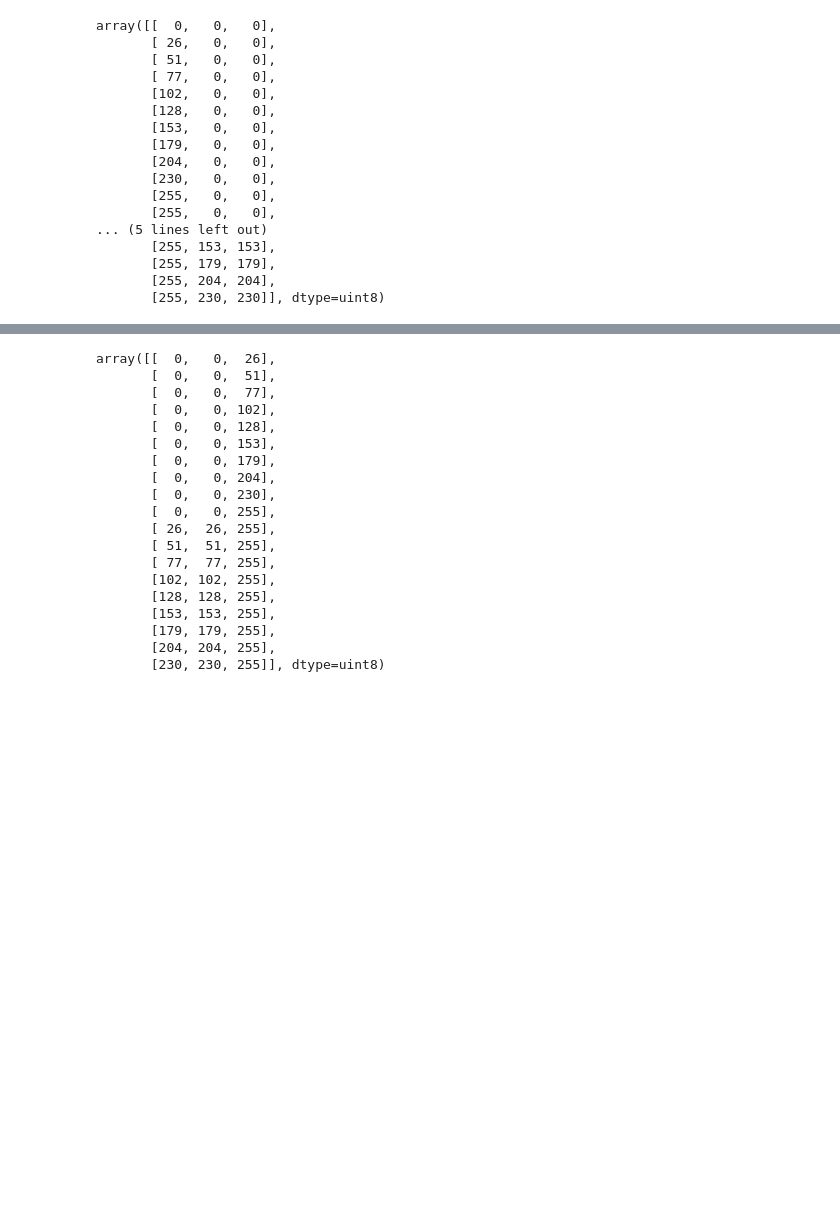
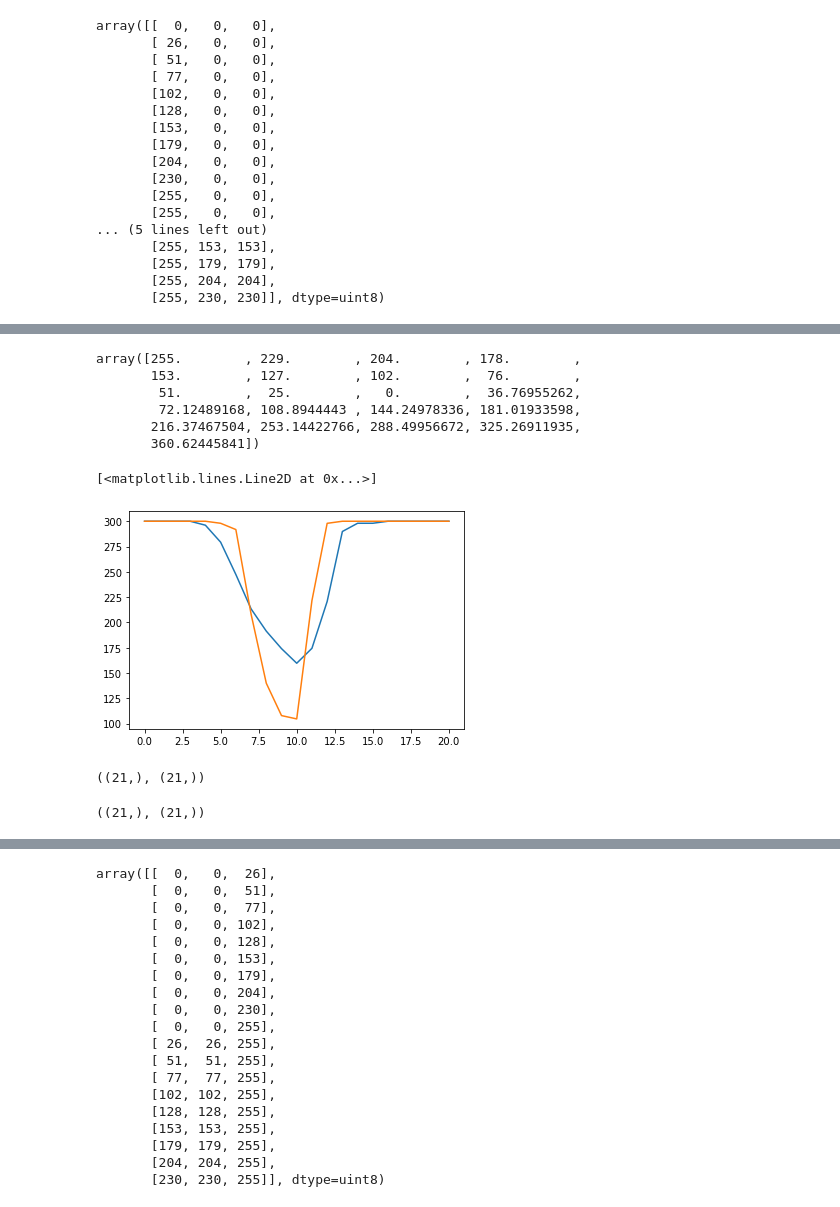
Before and after one commit to huber2/msc_project, a Jupyter notebook: analysis/test.ipynb, the cells around one changed output, grey strips where cells are left out. Cells and saved outputs as stored; diff of their text form; code cells hidden in the pictures; blank space fills up the shorter version.

```diff
--- a/analysis/test.ipynb
+++ b/analysis/test.ipynb
@@ -169,0 +214,30 @@ sucess_results
+# %%
+x = np.linalg.norm(naug["target_colors"] - np.array([0, 0, 255]), axis=1)
+x
+# %% [output]
+array([255.        , 229.        , 204.        , 178.        ,
+       153.        , 127.        , 102.        ,  76.        ,
+        51.        ,  25.        ,   0.        ,  36.76955262,
+        72.12489168, 108.8944443 , 144.24978336, 181.01933598,
+       216.37467504, 253.14422766, 288.49956672, 325.26911935,
+       360.62445841])
+# %%
+plt.plot(naug['n_steps'].mean(1))
+plt.plot(aug['n_steps'].mean(1))
+# %% [output]
+[<matplotlib.lines.Line2D at 0x...>]
+[figure, added]
+# %%
+N = 100
+k = 5
+a = np.array([naug["sucess_results"][:,i*(N//k):(i+1)*(N//k)].mean(1) for i in range(k)])
+a.std(0).shape, naug["sucess_results"].std(1).shape
+# %% [output]
+((21,), (21,))
+# %%
+N = 100
+k = 1
+b = np.array([naug["sucess_results"][:,i*(N//k):(i+1)*(N//k)].mean(1) for i in range(k)])
+b.std(0).shape, naug["sucess_results"].std(1).shape
+# %% [output]
+((21,), (21,))
```
Also changed, not shown: parts of 77 cells of this notebook, 16 other files.
